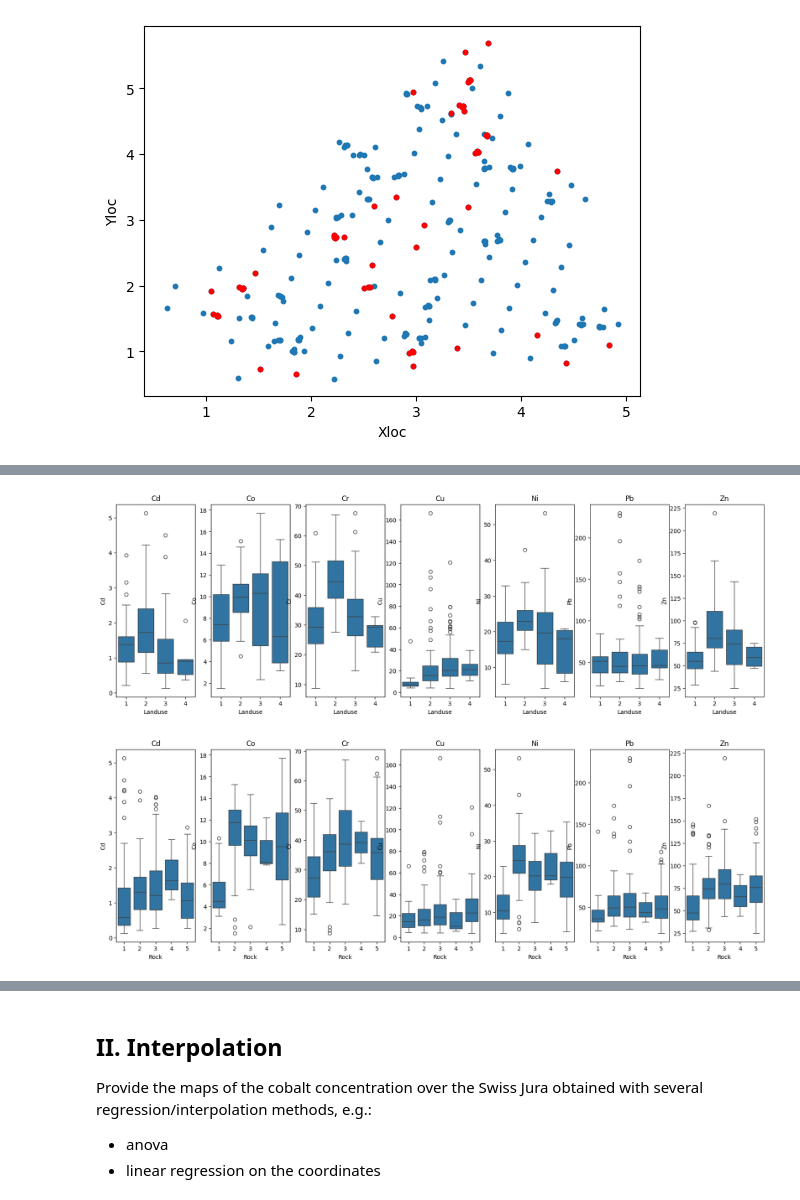
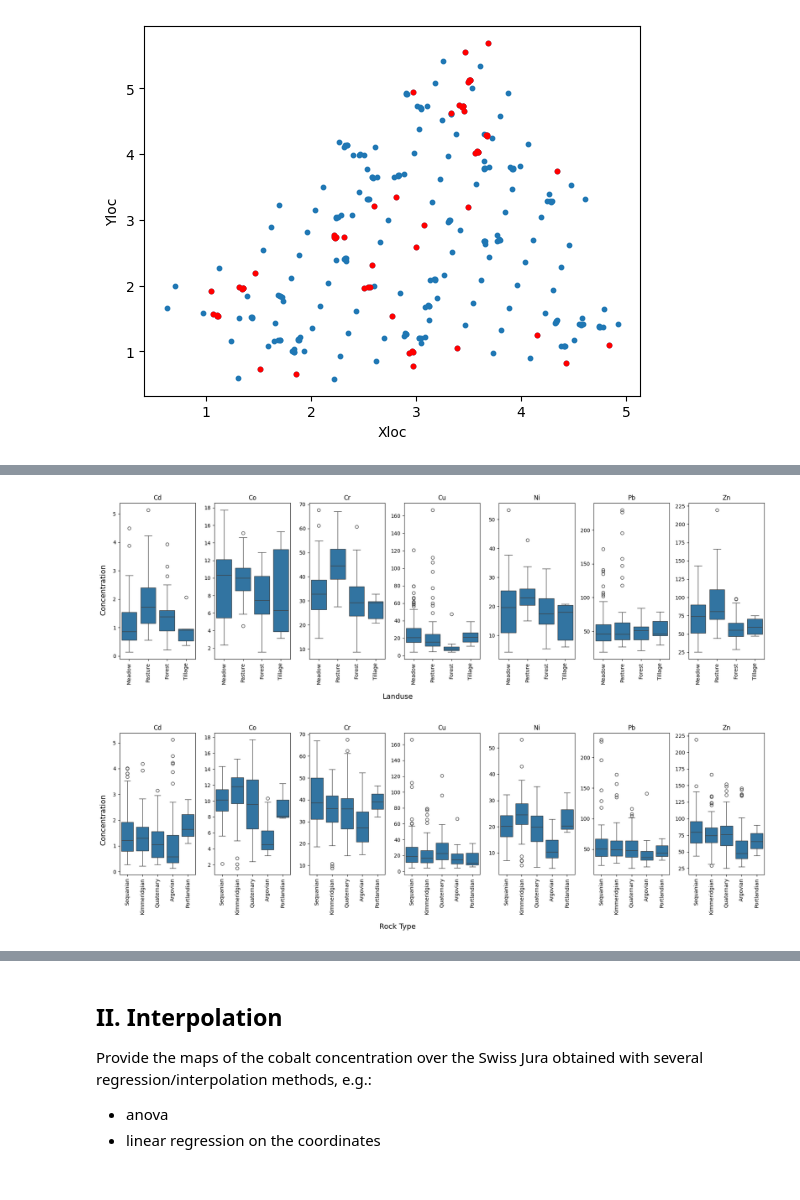
Before and after one commit to mickyrre/geostatistics_athens24, a Jupyter notebook: projet24.ipynb, the cells around one changed output, grey strips where cells are left out. Cells and saved outputs as stored; diff of their text form; code cells hidden in the pictures.

```diff
--- a/projet24.ipynb
+++ b/projet24.ipynb
@@ -56,6 +59,16 @@ import gstlearn.plot as gp
 7. Compute the mean of cobalt concentration for the four different landuses
 # %%
 #1 Loading jura_pred dataset
-jura=pd.read_csv("jura/jura_pred.csv")
+jura_all=pd.read_csv("jura/jura_pred.csv")
+# %%
+## Replace landuse interger code by name
+landuse_codes=[1,2,3,4]
+landuse_names=["Forest","Pasture","Meadow","Tillage"]
+jura_all["Landuse"]=jura_all["Landuse"].replace(landuse_codes,landuse_names)
+
+## Replace rock type interger code by name
+rock_codes=[1,2,3,4,5]
+rock_names=["Argovian","Kimmeridgian","Sequanian","Portlandian","Quaternary"]
+jura_all["Rock"]=jura_all["Rock"].replace(rock_codes,rock_names)
 # %%
 #2 Class of dataset = all variables are float except for Landuse and Rock that are integer. Dataset class: 'pandas.core.frame.DataFrame'
@@ -168,11 +183,18 @@ plt.show()
 [figure]
 # %%
 #3 Plot the seven heavy metal concentrations histograms.
-metal_names = jura.columns.values[4:]
+metal_names = jura_all.columns.values[4:]
 fig,ax = plt.subplots(nrows=1,ncols=len(metal_names),figsize=(20,6))
 for i in range(len(metal_names)):
     name=metal_names[i]
     ax[i].hist(jura[name])
     ax[i].set_title(name)
+
+# Add a single x-axis and y-axis label for the whole figure
+fig.text(0.5, 0.04, 'Concentration of Heavy Metals', ha='center', fontsize=14)  # Y-axis title
+fig.text(0.04, 0.5, 'Frequency', va='center', rotation='vertical', fontsize=14)  # X-axis title
+
+plt.tight_layout(rect=[0.05, 0.05, 1, 0.95])  # Adjust layout to prevent overlap with axis labels
+
 plt.show()
 # %% [output]
@@ -180,24 +202,46 @@ plt.show()
 # %%
 #4 Plot the seven heavy metal concentrations as functions of the landuse (boxplots)
-metal_names = jura.columns.values[4:]
+metal_names = jura_all.columns.values[4:]
 fig, ax = plt.subplots(nrows=1, ncols=len(metal_names), figsize=(20, 6))  # To create a grid of plots
 
 for i, name in enumerate(metal_names):
-    sns.boxplot(x=jura['Landuse'], y=jura[name], ax=ax[i])
-    ax[i].set_title(name)
+    # Create boxplots with custom colors for Landuse groups
+    sns.boxplot(x=jura_all['Landuse'], y=jura_all[name], ax=ax[i])
+    ax[i].set_title(name)  # Set title for each metal
+    ax[i].set_ylabel("")   # Remove individual y-axis titles
+    ax[i].set_xlabel("")   # Remove individual x-axis titles
+    ax[i].tick_params(axis='x', rotation=90)
+
+# Add a single y-axis label for the entire figure
+fig.text(0.1, 0.5, 'Concentration', va='center', rotation='vertical', fontsize=14)
+# Add a single x-axis label for the entire figure
+fig.text(0.5, 0.01, 'Landuse', ha='center', fontsize=14)
+
+plt.tight_layout(rect=[0.11, 0.05, 1, 0.95])
 
 plt.show()
 # %% [output]
-[figure, old version]
+[figure, new version]
 # %%
 #5 Plot the seven heavy metal concentrations as functions of the rocktype (boxplots)
-metal_names = jura.columns.values[4:]
+metal_names = jura_all.columns.values[4:]
 fig, ax = plt.subplots(nrows=1, ncols=len(metal_names), figsize=(20, 6))  # To create a grid of plots
 
 for i, name in enumerate(metal_names):
-    sns.boxplot(x=jura['Rock'], y=jura[name], ax=ax[i])
-    ax[i].set_title(name)
+    # Create boxplots with custom colors for Landuse groups
+    sns.boxplot(x=jura_all['Rock'], y=jura_all[name], ax=ax[i])
+    ax[i].set_title(name)  # Set title for each metal
+    ax[i].set_ylabel("")   # Remove individual y-axis titles
+    ax[i].set_xlabel("")   # Remove individual x-axis titles
+    ax[i].tick_params(axis='x', rotation=90)
+
+# Add a single y-axis label for the entire figure
+fig.text(0.1, 0.5, 'Concentration', va='center', rotation='vertical', fontsize=14)
+# Add a single x-axis label for the entire figure
+fig.text(0.5, 0.01, 'Rock Type', ha='center', fontsize=14)
+
+plt.tight_layout(rect=[0.11, 0.05, 1, 0.95])
 
 plt.show()
 # %% [output]
-[figure, old version]
+[figure, new version]
```
Also changed, not shown: parts of 25 cells of this notebook, 2 other files.
